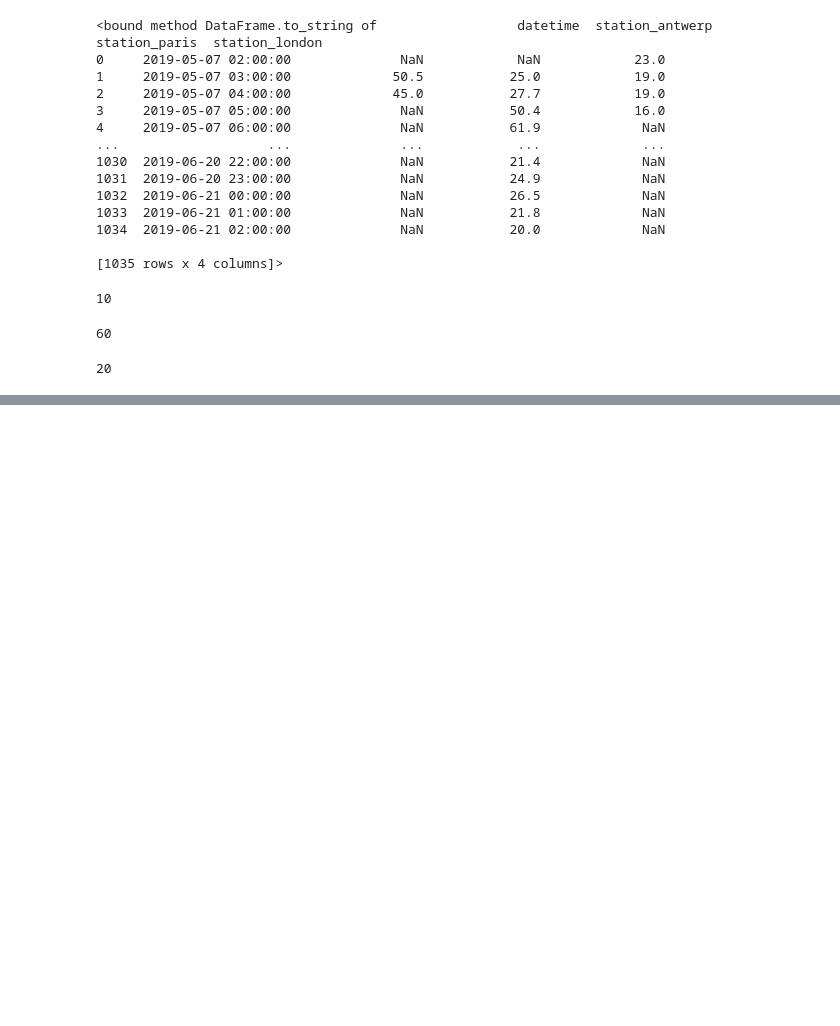
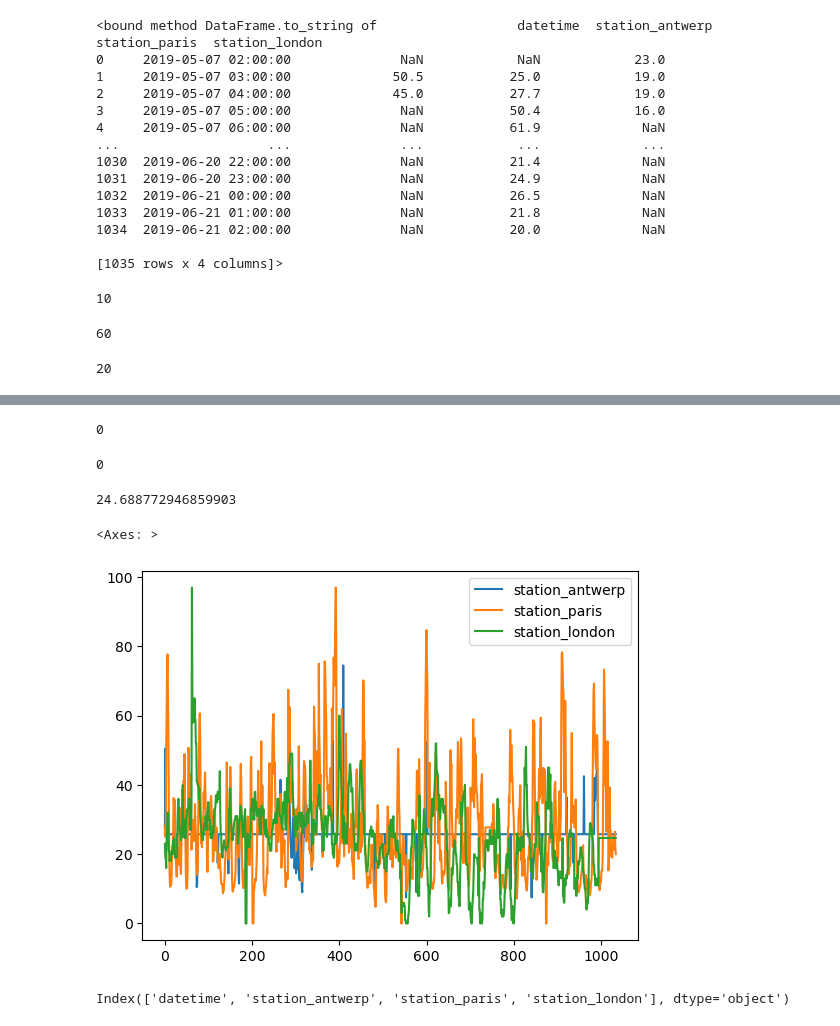
Before and after one commit to Digvijay1000/Pandas, a Jupyter notebook: Digvi_Practice_Pandas.ipynb, the cells around one changed output, grey strips where cells are left out. Drawn from its saved outputs; the diff is of its cells as text; code cells hidden in the pictures; blank space fills up the shorter version.

```diff
--- a/Digvi_Practice_Pandas.ipynb
+++ b/Digvi_Practice_Pandas.ipynb
@@ -1417,0 +1483,2 @@ pd.options.display.max_columns
+# %%
+df['station_antwerp'].fillna(25.77, inplace=True)
@@ -1417,0 +1497,25 @@ pd.options.display.max_columns
+# %%
+df['station_paris'].fillna(27.74,inplace=True)
+# %%
+df['station_paris'].isnull().sum()
+# %% [output]
+0
+# %%
+df['station_london'].isnull().sum()
+# %% [output]
+0
+# %%
+df['station_london'].mean()
+# %% [output]
+24.688772946859903
+# %%
+df['station_london'].fillna(24.68, inplace=True)
+# %%
+df.plot()
+# %% [output]
+<Axes: >
+[figure, added]
+# %%
+df.columns
+# %% [output]
+Index(['datetime', 'station_antwerp', 'station_paris', 'station_london'], dtype='object')
```
Also changed, not shown: parts of 30 cells of this notebook.
